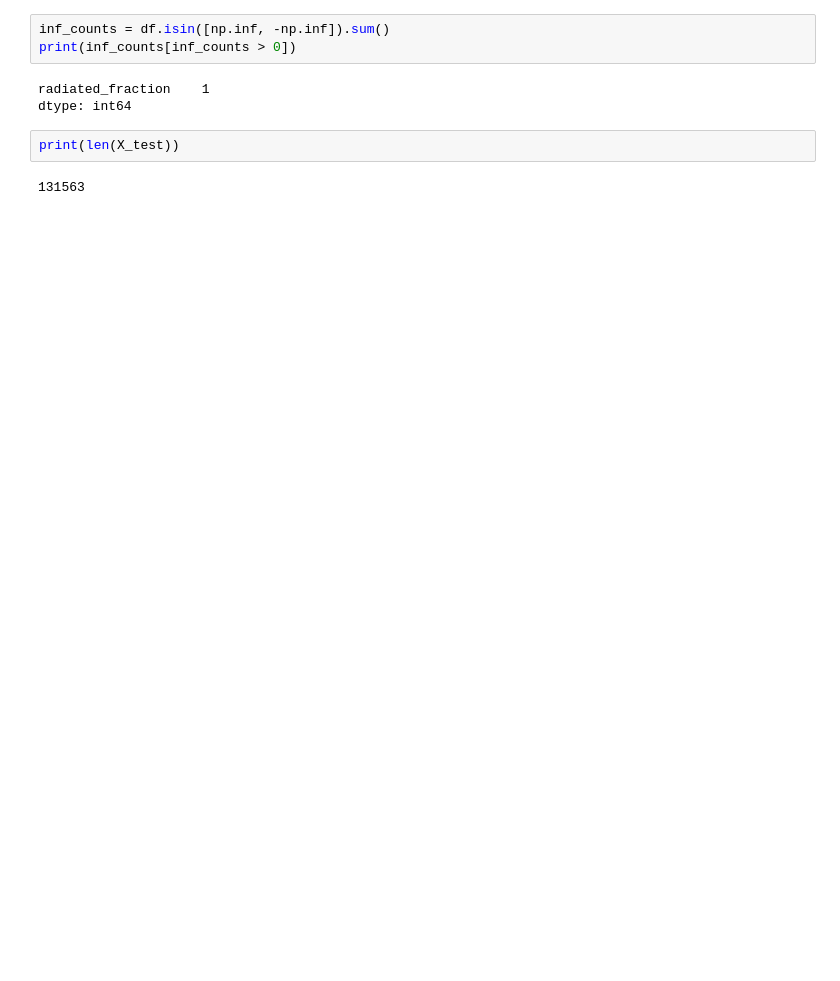
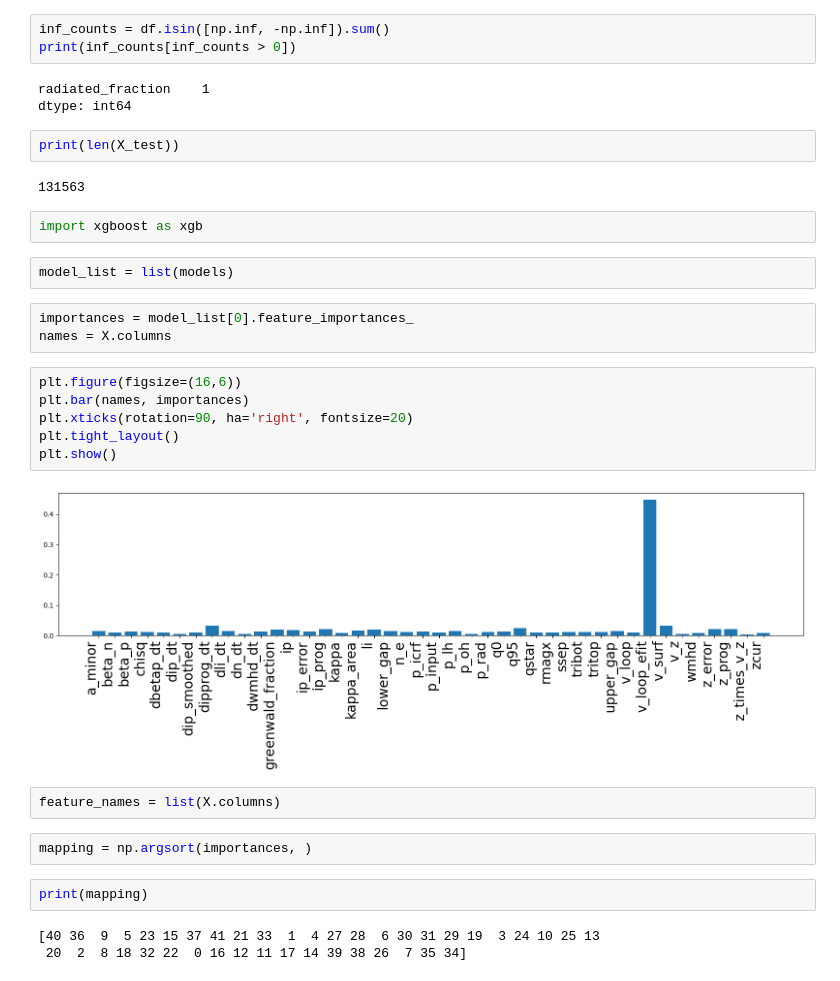
Before and after one commit to berkdylana2z/AI4Fusion26-totally-true-tallish-tokamak-team_tuple_T, a Jupyter notebook: XGBoost/Lecture5_DecisionTrees.ipynb, the cells around one changed output. Cells and saved outputs as stored; diff of their text form; blank space fills up the shorter version.

Commit message:
added feature importance extraction from XGBoost Classification model

```diff
--- a/XGBoost/Lecture5_DecisionTrees.ipynb
+++ b/XGBoost/Lecture5_DecisionTrees.ipynb
@@ -191,3 +189,27 @@ dtype: int64
 print(len(X_test))
 # %% [output]
 131563
+# %%
+import xgboost as xgb
+# %%
+model_list = list(models)
+# %%
+importances = model_list[0].feature_importances_
+names = X.columns
+# %%
+plt.figure(figsize=(16,6))
+plt.bar(names, importances)
+plt.xticks(rotation=90, ha='right', fontsize=20)
+plt.tight_layout()
+plt.show()
+# %% [output]
+[figure, added]
+# %%
+feature_names = list(X.columns)
+# %%
+mapping = np.argsort(importances, )
+# %%
+print(mapping)
+# %% [output]
+[40 36  9  5 23 15 37 41 21 33  1  4 27 28  6 30 31 29 19  3 24 10 25 13
+ 20  2  8 18 32 22  0 16 12 11 17 14 39 38 26  7 35 34]
```
Also changed, not shown: parts of 5 cells of this notebook.
